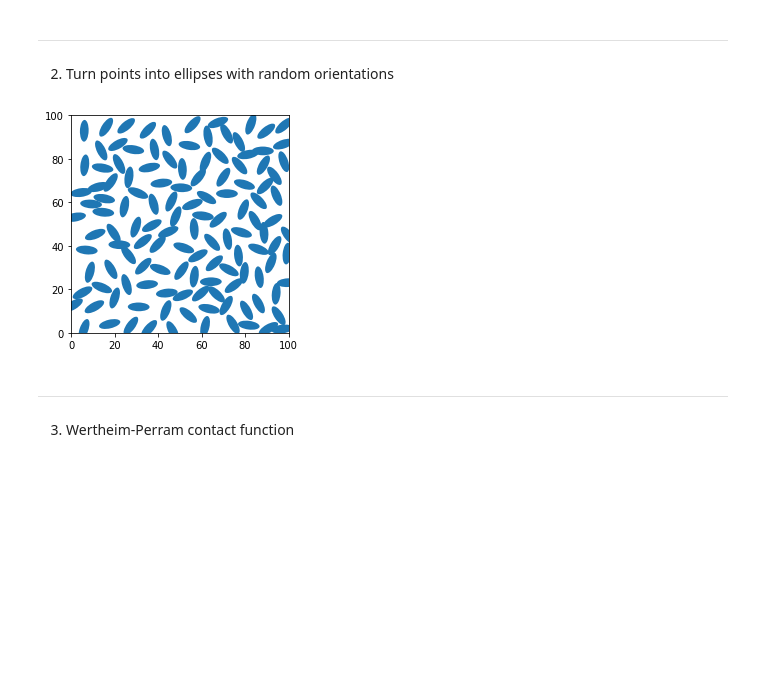
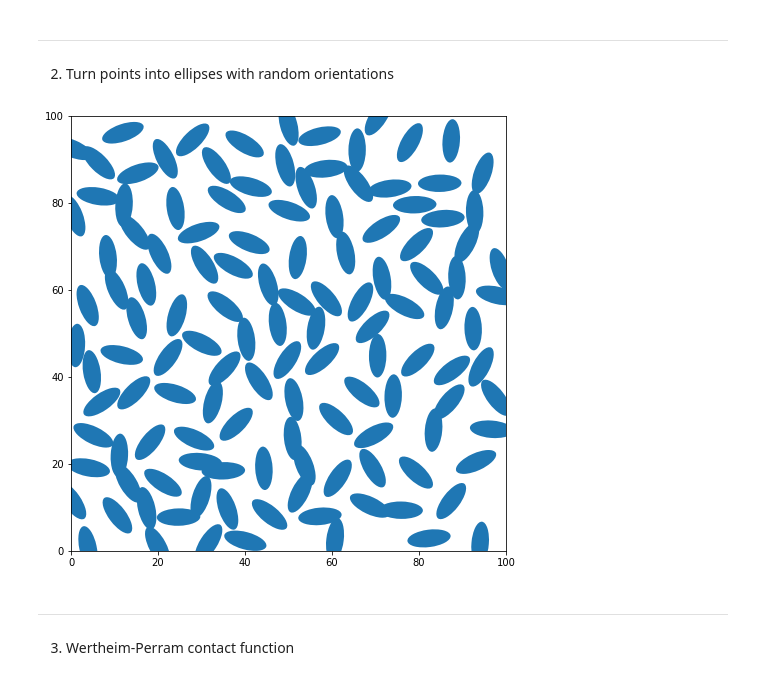
Before and after one commit to tinaaah/magistrska, a Jupyter notebook: test.ipynb, the cells around one changed output. Cells and saved outputs as stored; diff of their text form; code cells hidden in the pictures; blank space fills up the shorter version.

```diff
--- a/test.ipynb
+++ b/test.ipynb
@@ -59,21 +59,21 @@ b = a*math.sqrt(1-eps**2)           # small semi-axis
 a_width, b_height = 2*a, 2*b        # small and big semi-axis for patches
 # %%
 ## generate ellipses
-plt.axes()
+plt.figure(figsize=(8,8))
 
 new_dist = main.ellipses(dist, a, b)
 
 for center in new_dist.ell:
     ellipse = main.ellipse.convert_to_patches(center, a_width, b_height)
     plt.gca().add_patch(ellipse)
 
 plt.axis('scaled')
 plt.xlim(0.0, width)
 plt.ylim(0.0, height)
 # plt.savefig("elipse_512.png")
 plt.show()
 # %% [output]
-[figure, old version]
+[figure, new version]
 # %% [markdown]
 _____
 3. Wertheim-Perram contact function
```
Also changed, not shown: parts of 8 cells of this notebook, 2 other files.
